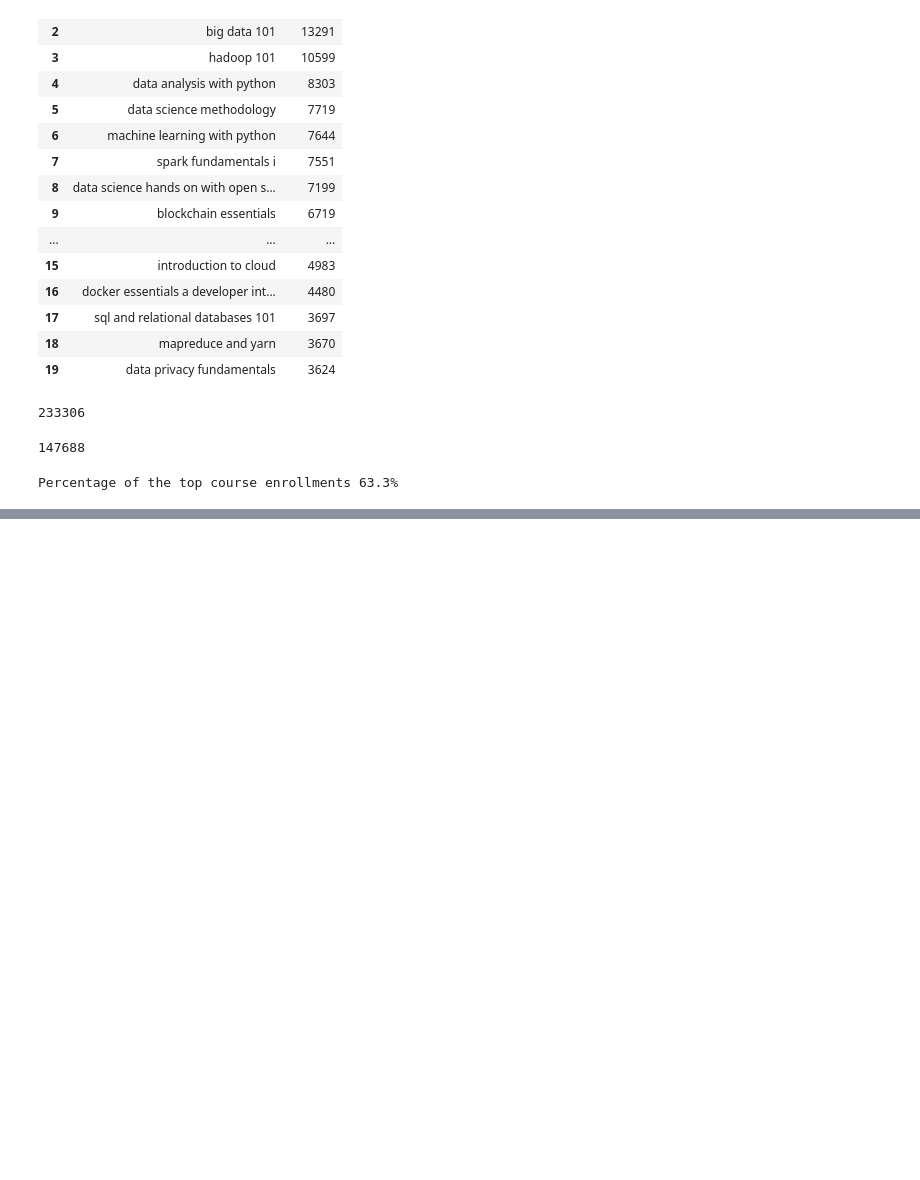
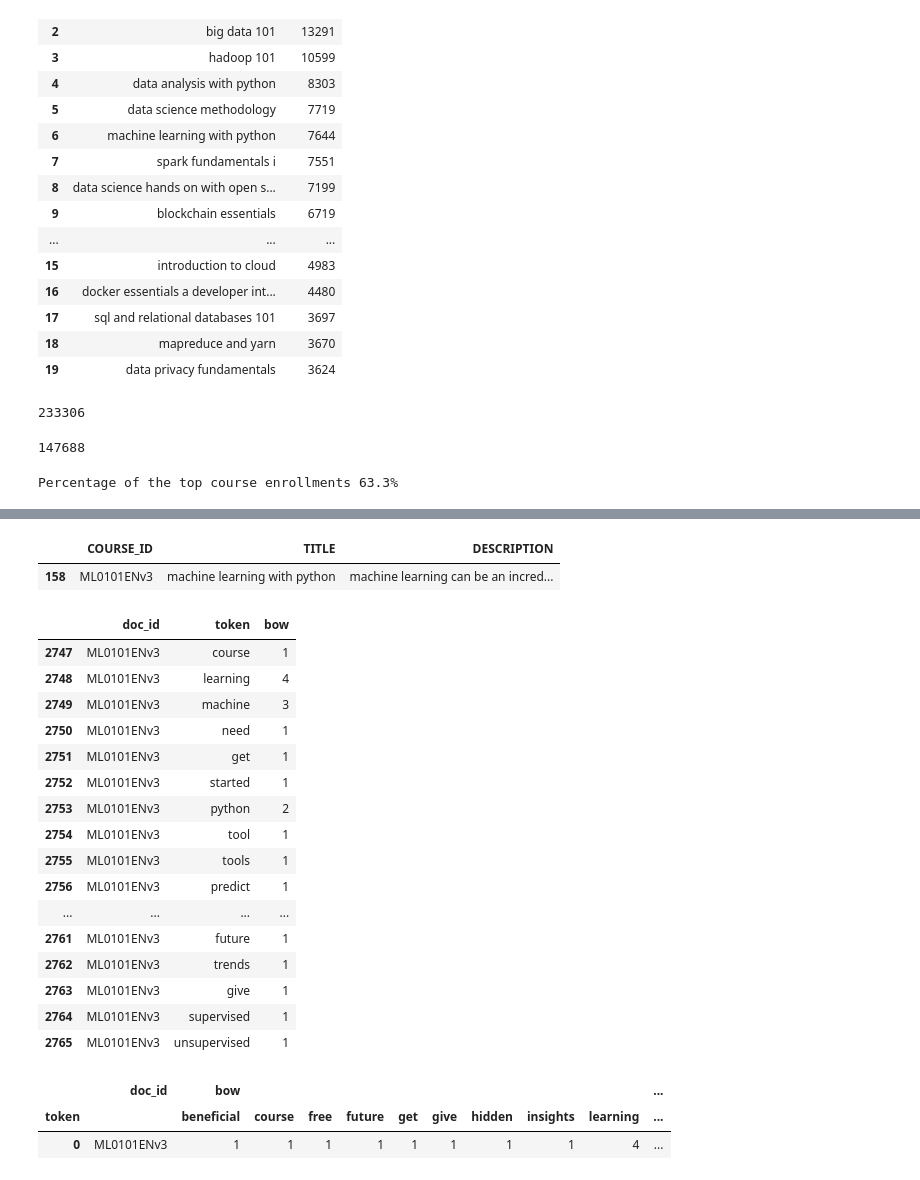
Before and after one commit to jacksonwalters/ibm-ml-cert, a Jupyter notebook: capstone_project/capstone.ipynb, the cells around one changed output, grey strips where cells are left out. Saved outputs shown, nothing was run; the diff lists cells and outputs as text; code cells hidden in the pictures; blank space fills up the shorter version.

```diff
--- a/capstone_project/capstone.ipynb
+++ b/capstone_project/capstone.ipynb
@@ -256,0 +352,5 @@ Percentage of the top course enrollments 63.3%
+# %%
+# Load the BoW features as Pandas dataframe
+bows_url = "https://cf-courses-data.s3.us.cloud-object-storage.appdomain.cloud/IBM-ML321EN-SkillsNetwork/labs/datasets/courses_bows.csv"
+bows_df = pd.read_csv(bows_url)
+bows_df = bows_df[['doc_id', 'token', 'bow']]
@@ -256,0 +389,33 @@ Percentage of the top course enrollments 63.3%
+# %%
+course_df[course_df['COURSE_ID'] == 'ML0101ENv3']
+# %% [output]
+|  | COURSE_ID | TITLE | DESCRIPTION |
+| 158 | ML0101ENv3 | machine learning with python | machine learning can be an incred... |
+# %%
+ml_course = bows_df[bows_df['doc_id'] == 'ML0101ENv3']
+ml_course
+# %% [output]
+|  | doc_id | token | bow |
+| 2747 | ML0101ENv3 | course | 1 |
+| 2748 | ML0101ENv3 | learning | 4 |
+| 2749 | ML0101ENv3 | machine | 3 |
+| 2750 | ML0101ENv3 | need | 1 |
+| 2751 | ML0101ENv3 | get | 1 |
+| 2752 | ML0101ENv3 | started | 1 |
+| 2753 | ML0101ENv3 | python | 2 |
+| 2754 | ML0101ENv3 | tool | 1 |
+| 2755 | ML0101ENv3 | tools | 1 |
+| 2756 | ML0101ENv3 | predict | 1 |
+| ... | ... | ... | ... |
+| 2761 | ML0101ENv3 | future | 1 |
+| 2762 | ML0101ENv3 | trends | 1 |
+| 2763 | ML0101ENv3 | give | 1 |
+| 2764 | ML0101ENv3 | supervised | 1 |
+| 2765 | ML0101ENv3 | unsupervised | 1 |
+# %%
+ml_courseT = ml_course.pivot(index=['doc_id'], columns='token').reset_index(level=[0])
+ml_courseT
+# %% [output]
+|  | doc_id | bow |  |  |  |  |  |  |  |  | ... |
+| token |  | beneficial | course | free | future | get | give | hidden | insights | learning | ... |
+| 0 | ML0101ENv3 | 1 | 1 | 1 | 1 | 1 | 1 | 1 | 1 | 4 | ... |
```
Also changed, not shown: parts of 27 cells of this notebook.
